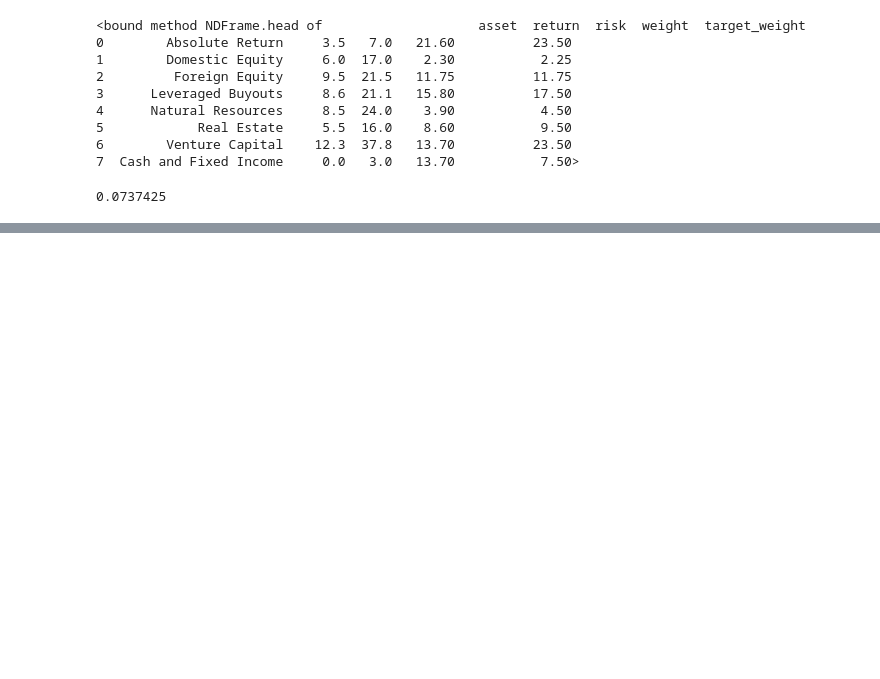
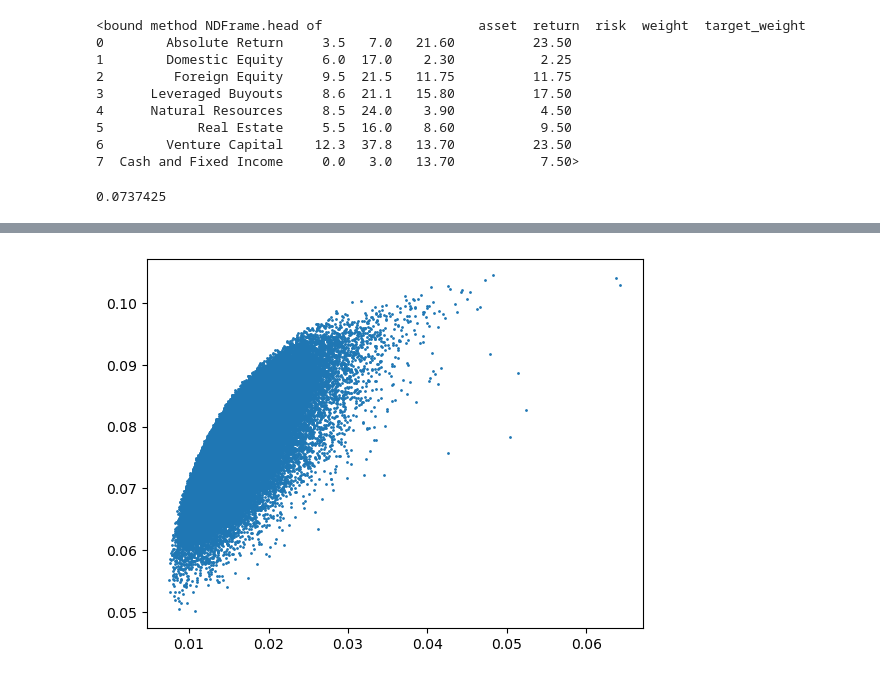
Before and after one commit to antonsharapov1/inv, a Jupyter notebook: Untitled-1.ipynb, the cells around one changed output, grey strips where cells are left out. Drawn from its saved outputs; the diff is of its cells as text; code cells hidden in the pictures; blank space fills up the shorter version.

```diff
--- a/Untitled-1.ipynb
+++ b/Untitled-1.ipynb
@@ -82,0 +50,35 @@ corr_df.head
+# %%
+# Question 3
+import matplotlib.pyplot as plt
+import numpy as np
+
+assets_return = df['return'].tolist()
+assests_risk = df['risk'].tolist()
+
+def calculateReturnForWeights(random_weights: list):
+    r = 0
+    for index, weight in enumerate(random_weights):
+        r += weight * assets_return[index] * 0.01
+    return r
+
+def calculateVarianceForWeights(random_weights: list):
+    v = 0
+    for i, weight in enumerate(random_weights):
+        v += (weight * assests_risk[i] * 0.01) ** 2
+        for j, corr in enumerate(corr_matrix[i][i + 1:]):
+            v += weight * random_weights[j] * corr_matrix[i][j] * assests_risk[i] * assests_risk[j] * 0.0001
+    return v
+
+steps = 100000
+return_row = []
+variance_row = []
+for s in range(1, steps + 1):
+    random_weights = np.random.random(7)
+    random_weights /= random_weights.sum()
+    return_row.append(calculateReturnForWeights(random_weights.tolist()))
+    variance_row.append(calculateVarianceForWeights(random_weights.tolist()))
+
+plt.scatter(variance_row, return_row, s=1)
+plt.show()
+# %% [output]
+[figure, added]
```
Also changed, not shown: parts of 2 cells of this notebook.
